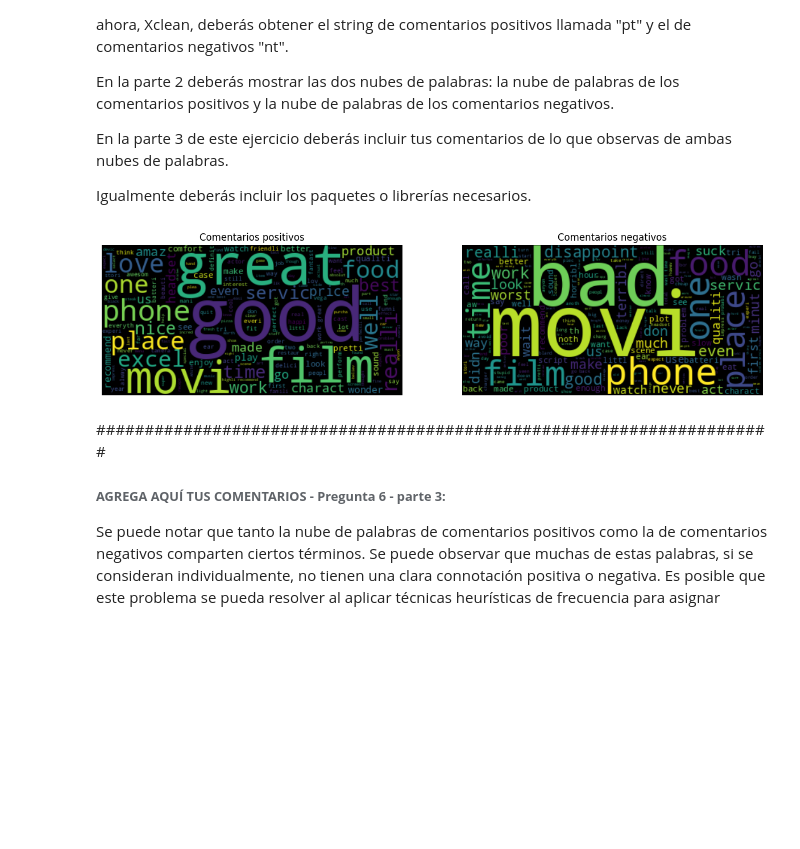
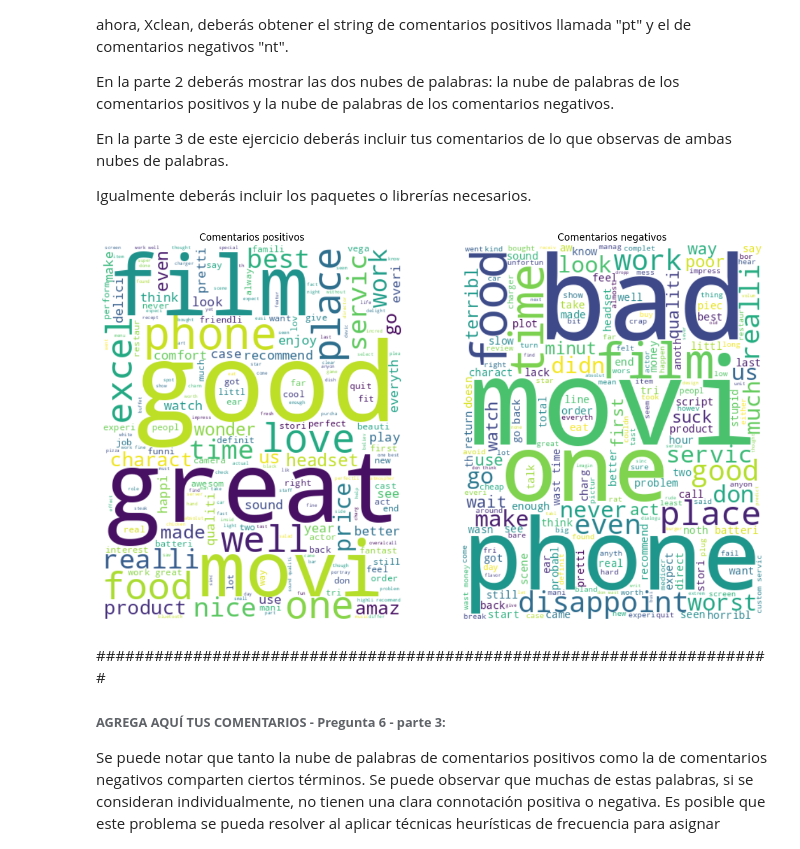
Before and after one commit to feracor/1TareaFAO, a Jupyter notebook: A01794022_semanas_03_04_Actividad.ipynb, the cells around one changed output. Drawn from its saved outputs; the diff is of its cells as text; code cells hidden in the pictures; blank space fills up the shorter version.

```diff
--- a/A01794022_semanas_03_04_Actividad.ipynb
+++ b/A01794022_semanas_03_04_Actividad.ipynb
@@ -425,25 +425,26 @@ nt = ' '.join(n_tok)
 # %%
 ##############################################################################
 # AGREGA AQUÍ TUS LÍNEAS DE CÓDIGO - Pregunta 6 - parte 2:
 
 from wordcloud import WordCloud
 import matplotlib.pyplot as plt
 
-def generate_wordcloud(text, ax, title):# Generar la nube de palabras
-    wordcloud = WordCloud().generate(text)
+def generate_wordcloud(text, ax, title):
+    # Configurar la nube de palabras con colores personalizados y mayor tamaño vertical
+    wordcloud = WordCloud(background_color='white', colormap='viridis', height=500).generate(text)
     ax.imshow(wordcloud, interpolation='bilinear')
     ax.axis("off")
     ax.set_title(title)
 
-fig, (ax1, ax2) = plt.subplots(1, 2, figsize=(15, 40))
+fig, (ax1, ax2) = plt.subplots(1, 2, figsize=(15, 30))
 generate_wordcloud(pt, ax1, 'Comentarios positivos')
 generate_wordcloud(nt, ax2, 'Comentarios negativos')
 plt.show()
 
 # FIN PARA AGREGAR TUS LÍNEAS DE CÓDIGO.
 ##############################################################################
 # %% [output]
-[figure, old version]
+[figure, new version]
 # %% [markdown]
 ######################################################################
 ###### **AGREGA AQUÍ TUS COMENTARIOS - Pregunta 6 - parte 3:**
```
